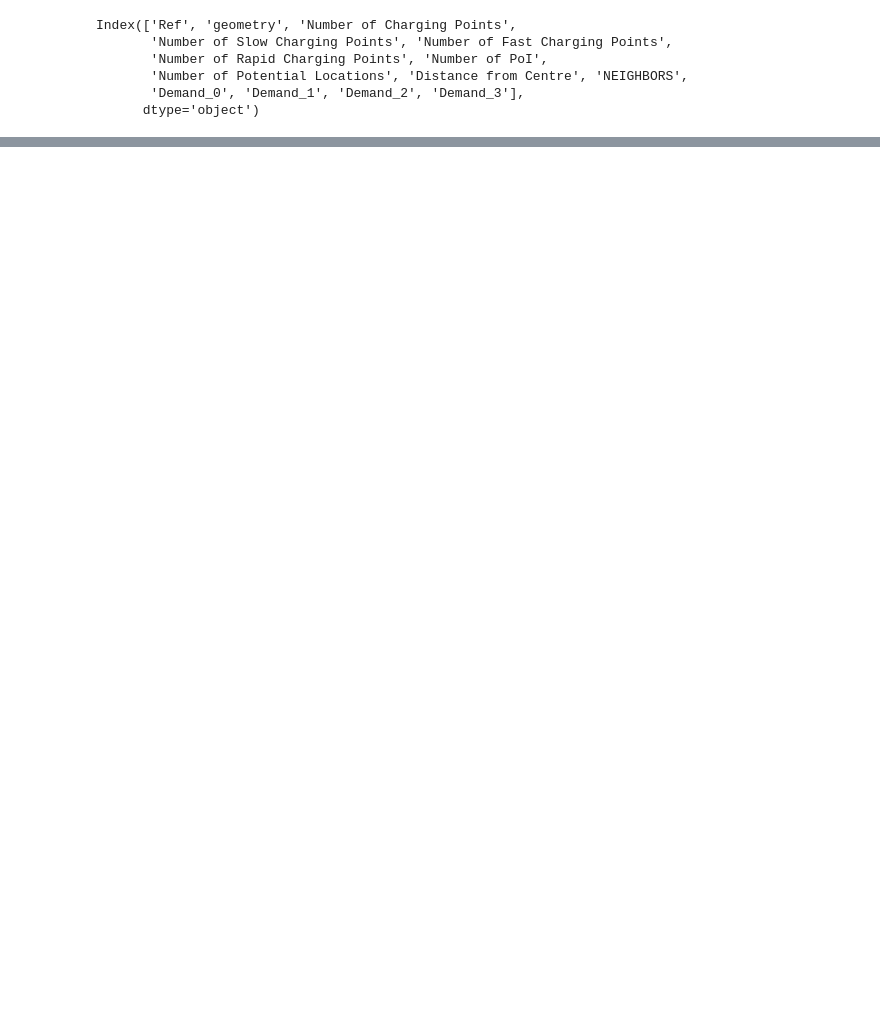
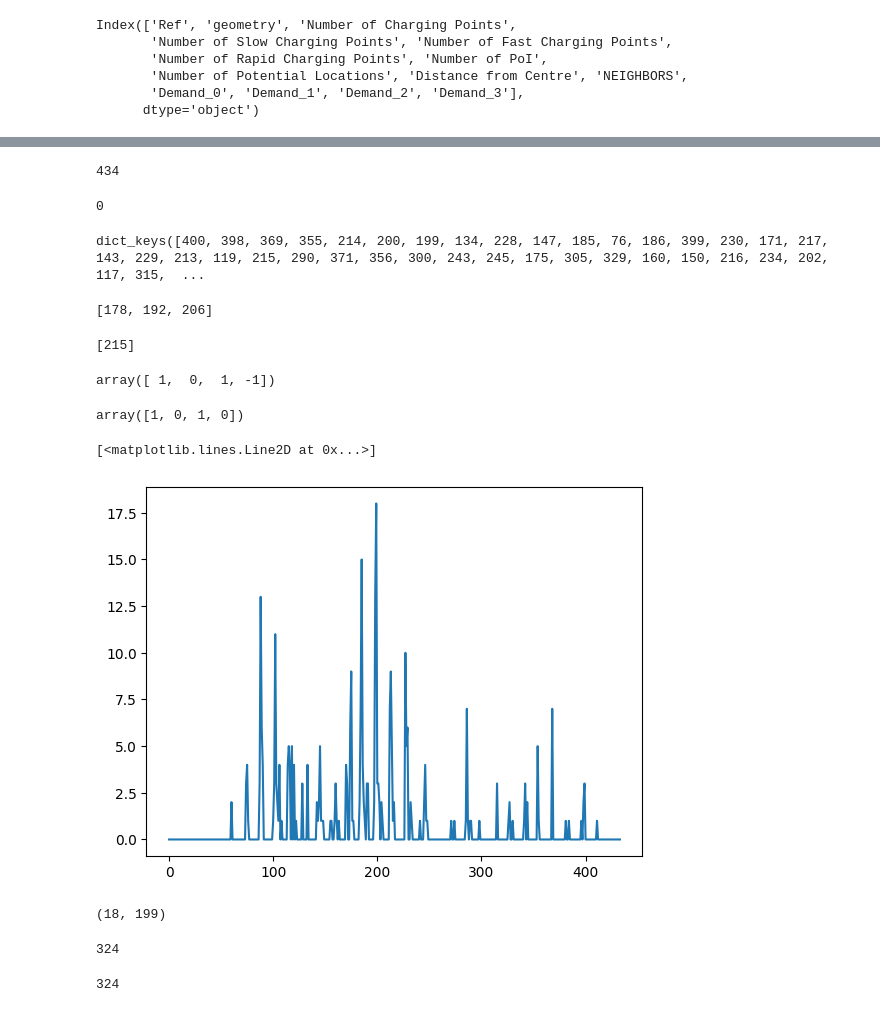
Before and after one commit to jerryzhao173985/xiaoxue, a Jupyter notebook: alexa_code.ipynb, the cells around one changed output, grey strips where cells are left out. Cells and saved outputs as stored; diff of their text form; code cells hidden in the pictures; blank space fills up the shorter version.

```diff
--- a/alexa_code.ipynb
+++ b/alexa_code.ipynb
@@ -269,0 +286,30 @@ numpy.int64
+# %%
+len(A)
+# %% [output]
+434
+# %%
+list(A[0]).index(1)
+# %% [output]
+0
+# %%
+construct.keys()
+# %% [output]
+dict_keys([400, 398, 369, 355, 214, 200, 199, 134, 228, 147, 185, 76, 186, 399, 230, 171, 217, 143, 229, 213, 119, 215, 290, 371, 356, 300, 243, 245, 175, 305, 329, 160, 150, 216, 234, 202, 117, 315,  ...
+# %%
+construct[193]
+# %% [output]
+[178, 192, 206]
+# %%
+construct[215]
+# %% [output]
+[215]
+# %%
+a = np.array([1,0,1, -1])
+a
+# %% [output]
+array([ 1,  0,  1, -1])
+# %%
+a[a< 0] = 0
+a
+# %% [output]
+array([1, 0, 1, 0])
@@ -269,0 +318,18 @@ numpy.int64
+# %%
+plt.plot(qq)
+# %% [output]
+[<matplotlib.lines.Line2D at 0x...>]
+[figure, added]
+# %%
+qq = np.array(qq, dtype = int)
+np.max(qq), np.argmax(qq)
+# %% [output]
+(18, 199)
+# %%
+sum(num_potential)
+# %% [output]
+324
+# %%
+np.sum(qq)
+# %% [output]
+324
```
Also changed, not shown: parts of 8 cells of this notebook, 1 other file.
